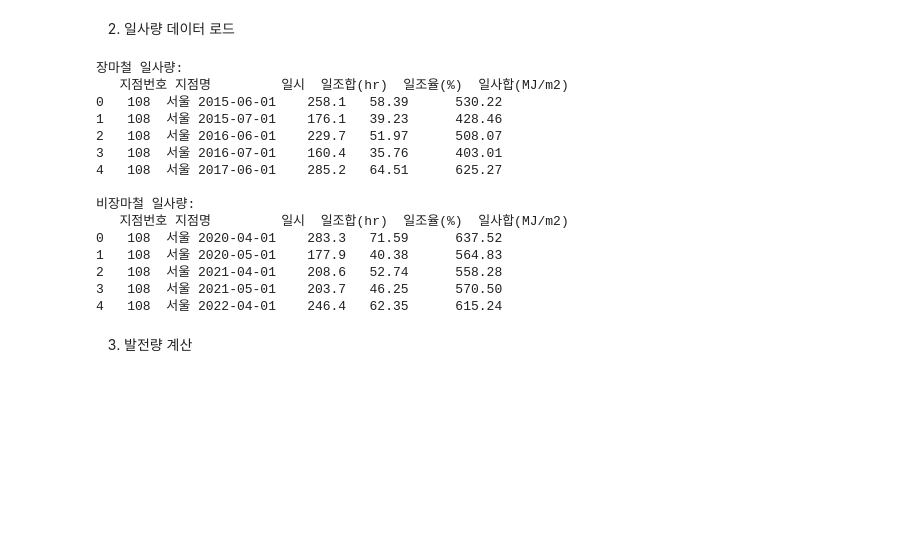
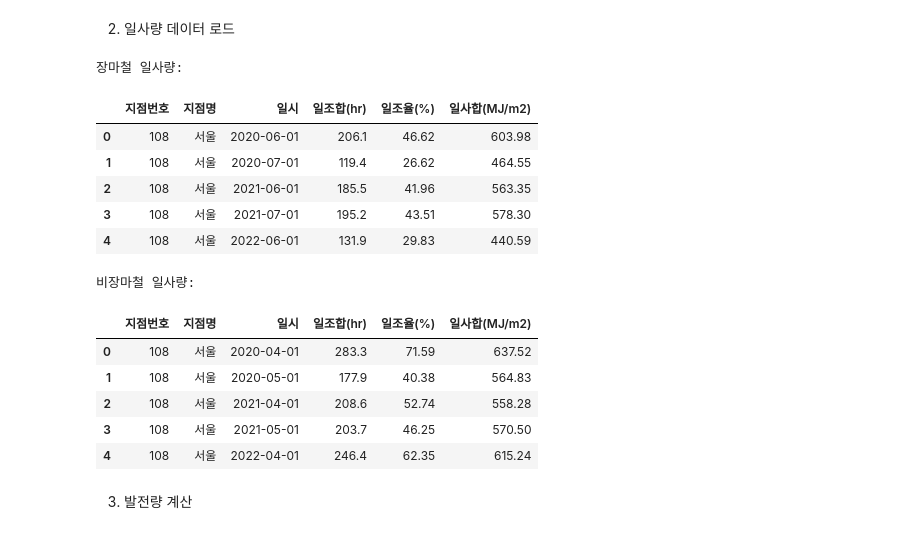
Before and after one commit to Subin928/RE_data_project, a Jupyter notebook: notebooks/RE_data_project_idea.ipynb, the cells around one changed output. Drawn from its saved outputs; the diff is of its cells as text; code cells hidden in the pictures; blank space fills up the shorter version.

```diff
--- a/notebooks/RE_data_project_idea.ipynb
+++ b/notebooks/RE_data_project_idea.ipynb
@@ -80,35 +79,45 @@ print(weather_45.head())
 2. 일사량 데이터 로드
 # %%
 def load_solar_csv(file_path):
-    df = pd.read_csv(file_path, encoding='cp949', skiprows=17, engine='python')
-    df.columns = df.columns.str.strip()
-    df['일시'] = pd.to_datetime(df['일시'])
-    return df.sort_values('일시').reset_index(drop=True)
+    start_row = None
+    with open(file_path, encoding='cp949') as f:
+        for i, line in enumerate(f):
+            if '지점번호' in line:
+                start_row = i
+                break
+
+    df = pd.read_csv(file_path, encoding='cp949', skiprows=start_row, engine='python')
+    df.columns = df.columns.str.strip().str.replace('"', '')
+    df['일시'] = pd.to_datetime(df['일시'].astype(str).str.strip(), errors='coerce')
+    df = df.dropna(subset=['일시']).sort_values('일시').reset_index(drop=True)
+
+    return df
 
 solar_67 = load_solar_csv('../data/monthly/seoul_solar_data_6~7.csv')
 solar_45 = load_solar_csv('../data/monthly/seoul_solar_data_4~5.csv')
 
+from IPython.display import display
+
 print("\n장마철 일사량:")
-print(solar_67.head())
+display(solar_67.head())
 
 print("\n비장마철 일사량:")
-print(solar_45.head())
+display(solar_45.head())
 # %% [output]
 장마철 일사량:
-   지점번호 지점명         일시  일조합(hr)  일조율(%)  일사합(MJ/m2)
-0   108  서울 2015-06-01    258.1   58.39      530.22
-1   108  서울 2015-07-01    176.1   39.23      428.46
-2   108  서울 2016-06-01    229.7   51.97      508.07
-3   108  서울 2016-07-01    160.4   35.76      403.01
-4   108  서울 2017-06-01    285.2   64.51      625.27
-
-비장마철 일사량:
-   지점번호 지점명         일시  일조합(hr)  일조율(%)  일사합(MJ/m2)
-0   108  서울 2020-04-01    283.3   71.59      637.52
-1   108  서울 2020-05-01    177.9   40.38      564.83
-2   108  서울 2021-04-01    208.6   52.74      558.28
-3   108  서울 2021-05-01    203.7   46.25      570.50
-4   108  서울 2022-04-01    246.4   62.35      615.24
+|  | 지점번호 | 지점명 | 일시 | 일조합(hr) | 일조율(%) | 일사합(MJ/m2) |
+| 0 | 108 | 서울 | 2020-06-01 | 206.1 | 46.62 | 603.98 |
+| 1 | 108 | 서울 | 2020-07-01 | 119.4 | 26.62 | 464.55 |
+| 2 | 108 | 서울 | 2021-06-01 | 185.5 | 41.96 | 563.35 |
+| 3 | 108 | 서울 | 2021-07-01 | 195.2 | 43.51 | 578.30 |
+| 4 | 108 | 서울 | 2022-06-01 | 131.9 | 29.83 | 440.59 |
+비장마철 일사량:
+|  | 지점번호 | 지점명 | 일시 | 일조합(hr) | 일조율(%) | 일사합(MJ/m2) |
+| 0 | 108 | 서울 | 2020-04-01 | 283.3 | 71.59 | 637.52 |
+| 1 | 108 | 서울 | 2020-05-01 | 177.9 | 40.38 | 564.83 |
+| 2 | 108 | 서울 | 2021-04-01 | 208.6 | 52.74 | 558.28 |
+| 3 | 108 | 서울 | 2021-05-01 | 203.7 | 46.25 | 570.50 |
+| 4 | 108 | 서울 | 2022-04-01 | 246.4 | 62.35 | 615.24 |
 # %% [markdown]
 3. 발전량 계산
 # %%
```
Also changed, not shown: parts of 2 cells of this notebook.
